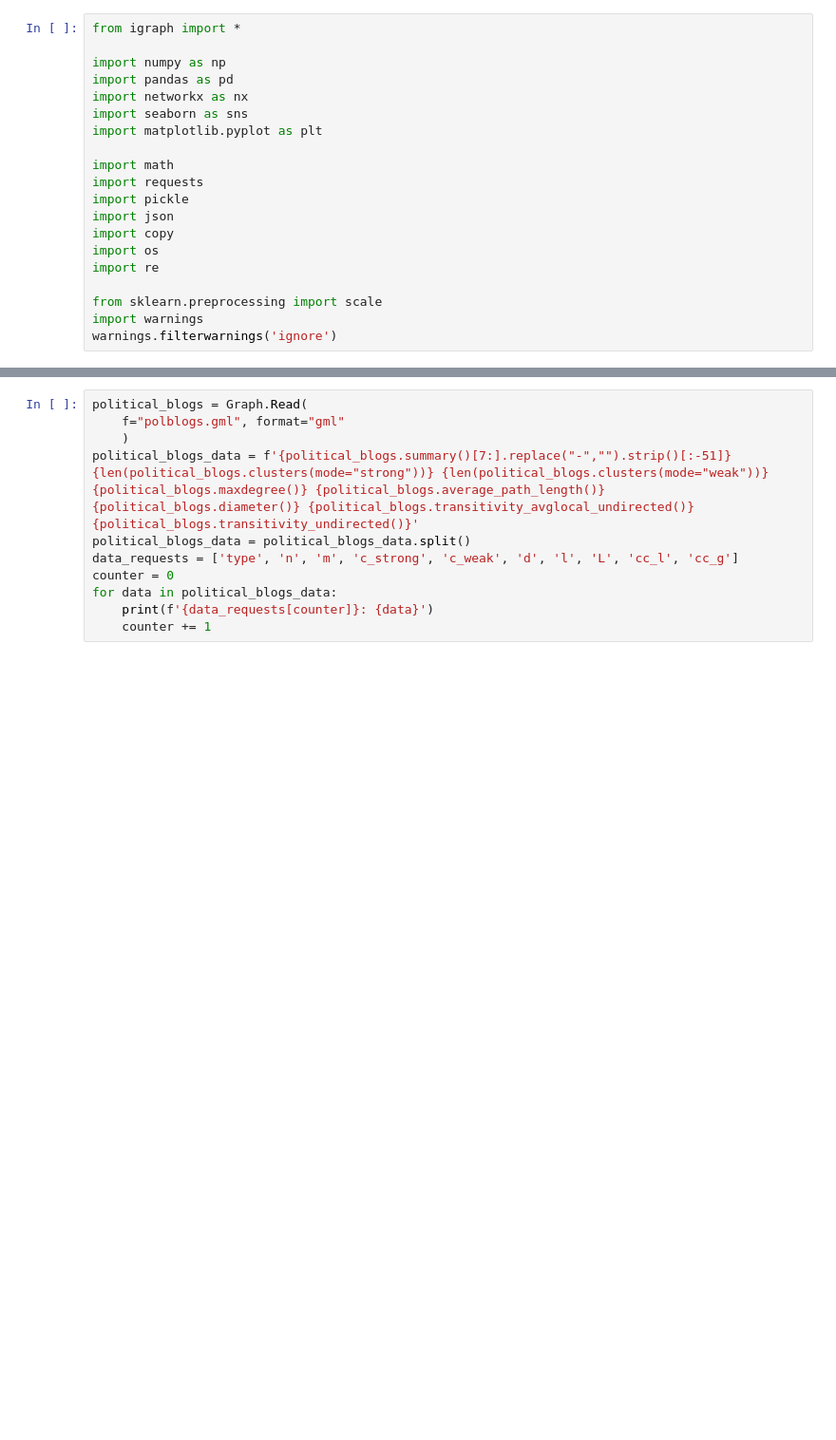
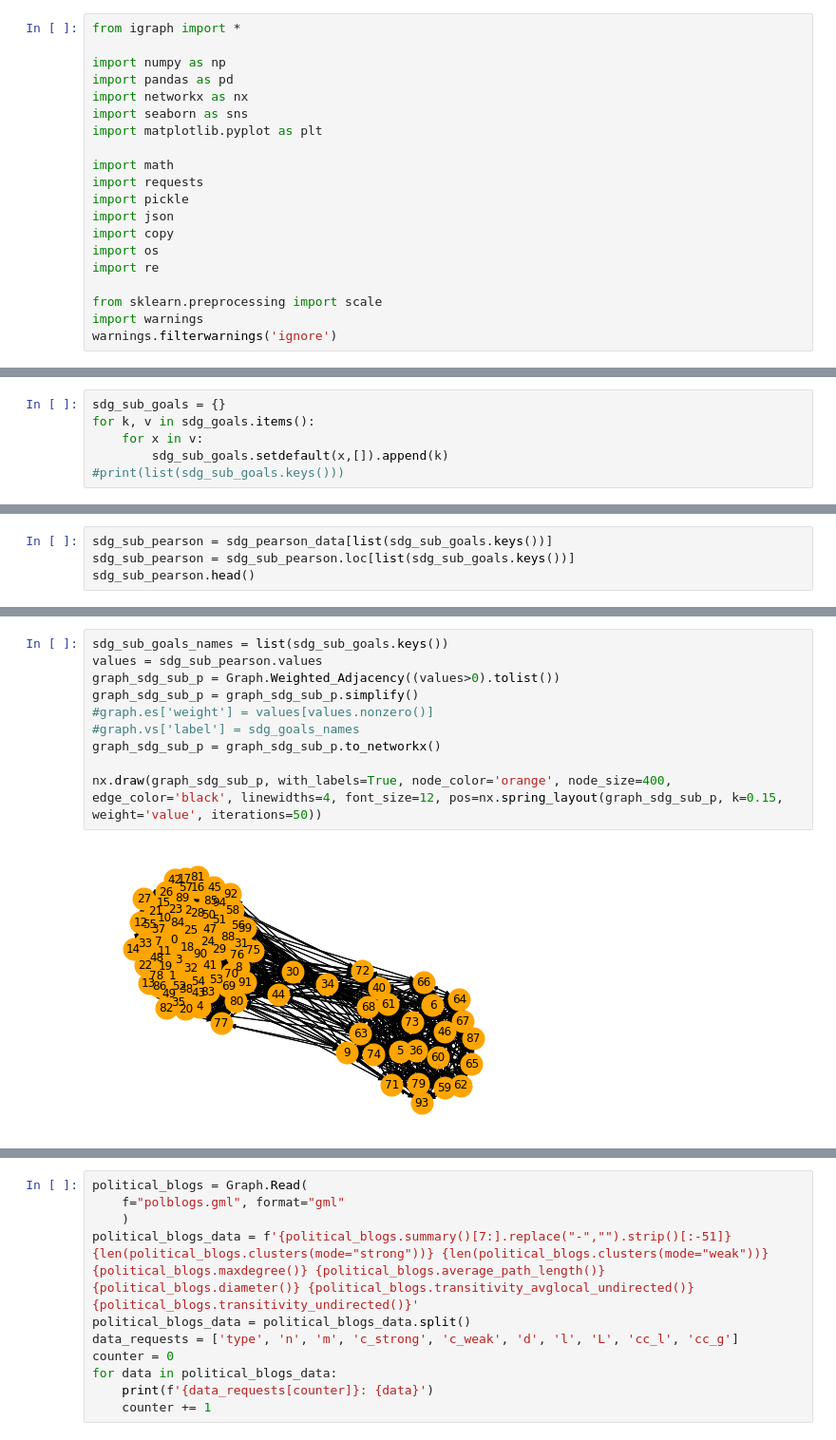
Before and after one commit to ericssimpson/sustainable-development-modeling, a Jupyter notebook: sdg_analysis.ipynb, the cells around one changed output, grey strips where cells are left out. Shown at 95% size. Saved outputs shown, nothing was run; the diff lists cells and outputs as text; blank space fills up the shorter version.

```diff
--- a/sdg_analysis.ipynb
+++ b/sdg_analysis.ipynb
@@ -60,0 +79,6 @@ sdg_goals_list = list(sdg_goals.keys())
+# %%
+sdg_sub_goals = {}
+for k, v in sdg_goals.items():
+    for x in v:
+        sdg_sub_goals.setdefault(x,[]).append(k)
+#print(list(sdg_sub_goals.keys()))
@@ -60,0 +109,4 @@ sdg_goals_list = list(sdg_goals.keys())
+# %%
+sdg_sub_pearson = sdg_pearson_data[list(sdg_sub_goals.keys())]
+sdg_sub_pearson = sdg_sub_pearson.loc[list(sdg_sub_goals.keys())]
+sdg_sub_pearson.head()
@@ -83,3 +144,15 @@ nx.draw(graph, with_labels=True, node_color='orange', node_size=400, edge_color=
+# %%
+sdg_sub_goals_names = list(sdg_sub_goals.keys())
+values = sdg_sub_pearson.values
+graph_sdg_sub_p = Graph.Weighted_Adjacency((values>0).tolist())
+graph_sdg_sub_p = graph_sdg_sub_p.simplify()
+#graph.es['weight'] = values[values.nonzero()]
+#graph.vs['label'] = sdg_goals_names
+graph_sdg_sub_p = graph_sdg_sub_p.to_networkx()
+
+nx.draw(graph_sdg_sub_p, with_labels=True, node_color='orange', node_size=400, edge_color='black', linewidths=4, font_size=12, pos=nx.spring_layout(graph_sdg_sub_p, k=0.15, weight='value', iterations=50))
+# %% [output]
+[figure, added]
 # %%
 sdg_goals_names = list(sdg_goals.keys())
 values = sdg_pearson.values
```
Also changed, not shown: parts of 15 cells of this notebook.
